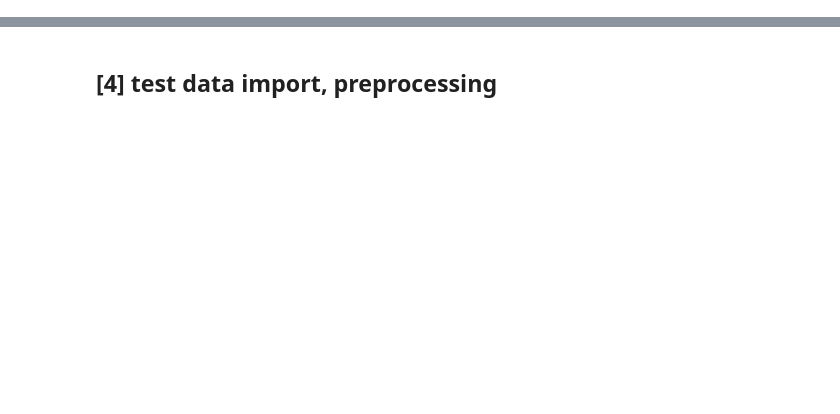
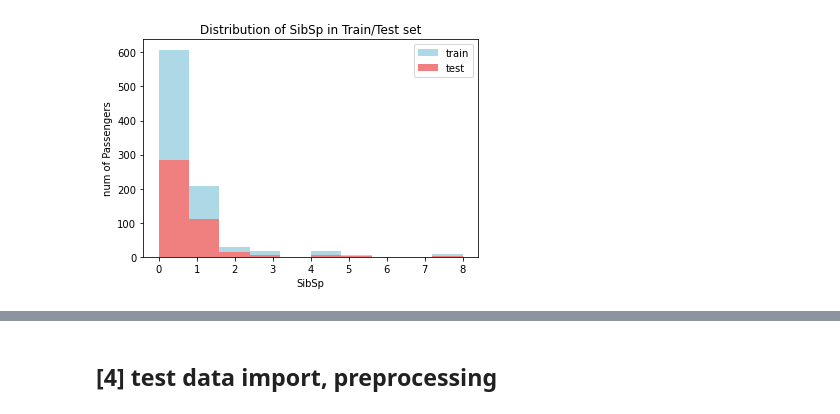
Before and after one commit to ilikeinow12/Kaggle, a Jupyter notebook: Titanic.ipynb, the cells around one changed output, grey strips where cells are left out. Cells and saved outputs as stored; diff of their text form; code cells hidden in the pictures; blank space fills up the shorter version.

```diff
--- a/Titanic.ipynb
+++ b/Titanic.ipynb
@@ -664,0 +173,13 @@ print(f'(MODEL) TRAIN SCORE : {score}')
+# %%
+#Sibsp : similar distribution
+train['SibSp'].plot(kind='hist', color='lightblue', label='train')
+test['SibSp'].plot(kind='hist', color='lightcoral', label='test')
+
+plt.legend()
+plt.xlabel('SibSp')
+plt.ylabel('num of Passengers')
+plt.title('Distribution of SibSp in Train/Test set')
+
+plt.show()
+# %% [output]
+[figure, added]
```
Also changed, not shown: parts of 117 cells of this notebook.
